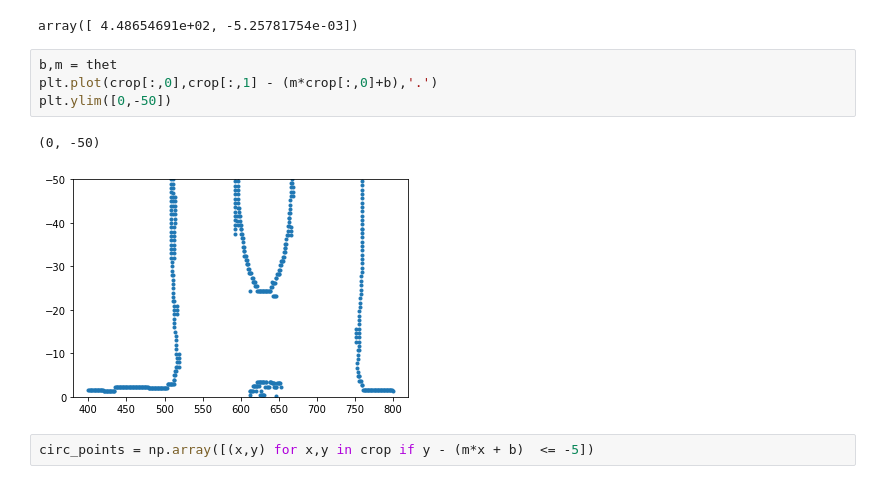
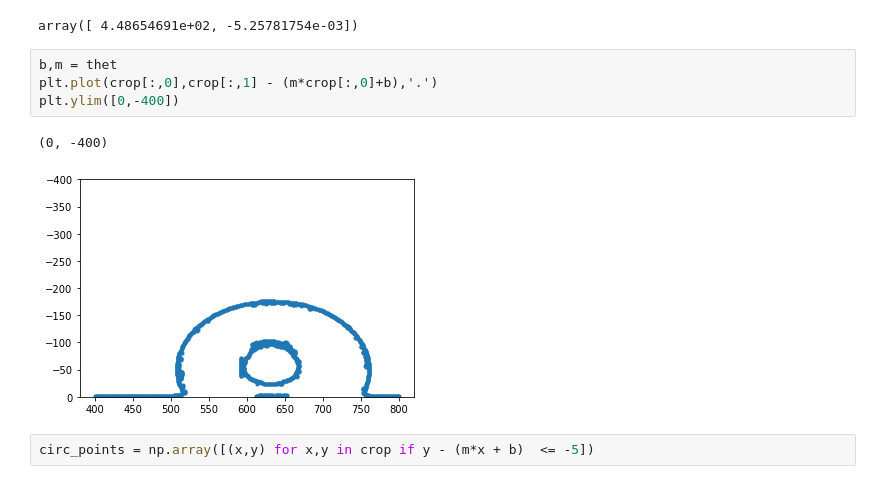
Before and after one commit to michaelorella/Sessile.drop.analysis, a Jupyter notebook: JunkTests.ipynb, the cells around one changed output. Saved outputs shown, nothing was run; the diff lists cells and outputs as text.

```diff
--- a/JunkTests.ipynb
+++ b/JunkTests.ipynb
@@ -56,10 +56,10 @@ array([ 4.48654691e+02, -5.25781754e-03])
 # %%
 b,m = thet
 plt.plot(crop[:,0],crop[:,1] - (m*crop[:,0]+b),'.')
-plt.ylim([0,-50])
+plt.ylim([0,-400])
 # %% [output]
-(0, -50)
+(0, -400)
-[figure, old version]
+[figure, new version]
 # %%
 circ_points = np.array([(x,y) for x,y in crop if y - (m*x + b)  <= -5])
 # %%
```
Also changed, not shown: parts of 21 cells of this notebook, 1 other file.
